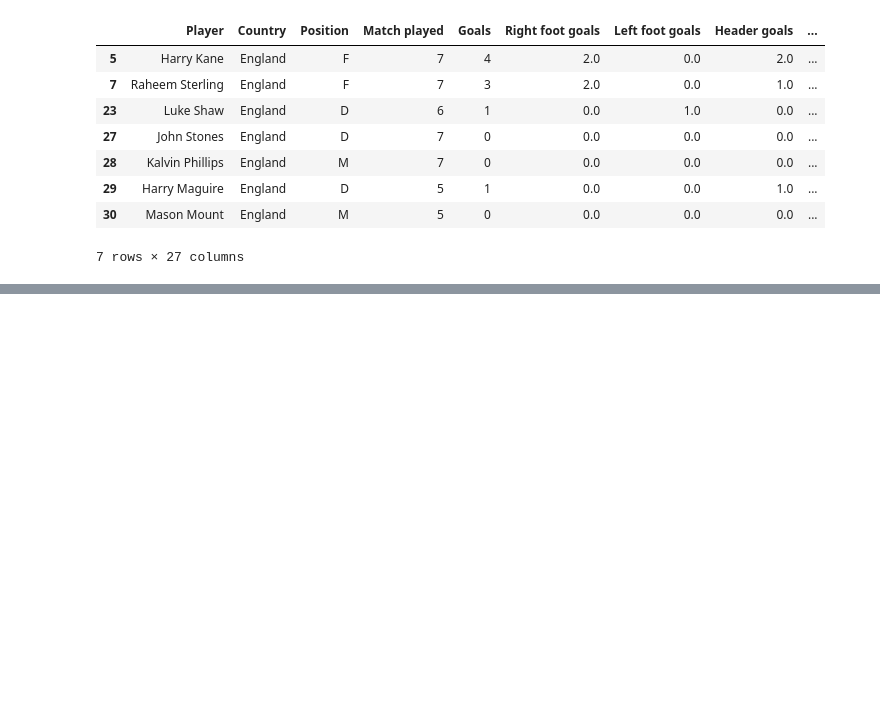
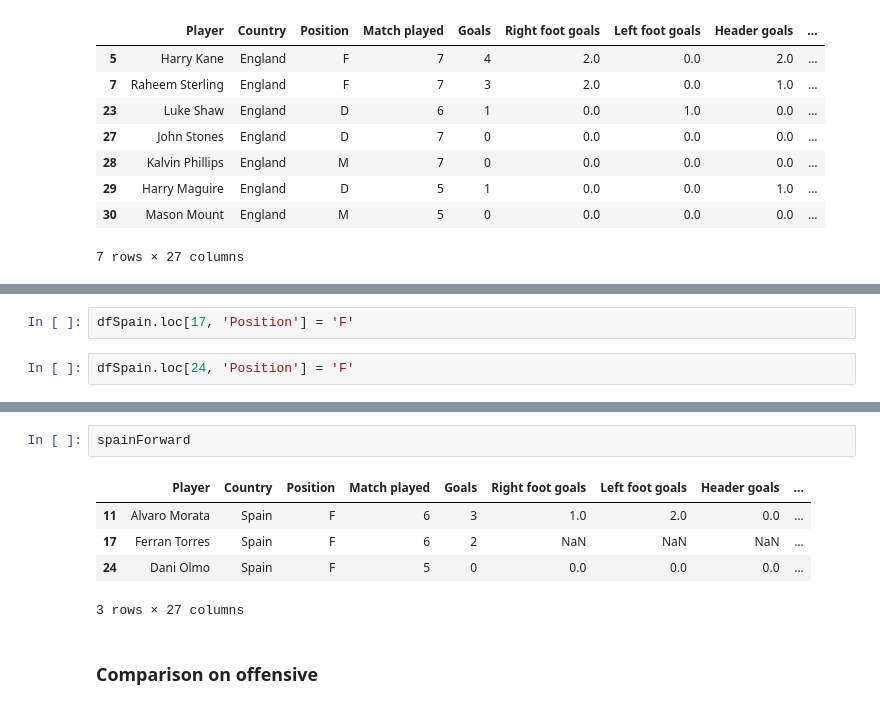
Before and after one commit to zhaoshengEE/Euro_2020, a Jupyter notebook: src/EDA.ipynb, the cells around one changed output, grey strips where cells are left out. Saved outputs shown, nothing was run; the diff lists cells and outputs as text; blank space fills up the shorter version.

```diff
--- a/src/EDA.ipynb
+++ b/src/EDA.ipynb
@@ -108,0 +117,4 @@ dfEngland
+# %%
+dfSpain.loc[17, 'Position'] = 'F'
+# %%
+dfSpain.loc[24, 'Position'] = 'F'
@@ -108,0 +138,10 @@ dfEngland
+# %%
+spainForward
+# %% [output]
+|  | Player | Country | Position | Match played | Goals | Right foot goals | Left foot goals | Header goals | ... |
+| 11 | Alvaro Morata | Spain | F | 6 | 3 | 1.0 | 2.0 | 0.0 | ... |
+| 17 | Ferran Torres | Spain | F | 6 | 2 | NaN | NaN | NaN | ... |
+| 24 | Dani Olmo | Spain | F | 5 | 0 | 0.0 | 0.0 | 0.0 | ... |
+3 rows × 27 columns
+# %% [markdown]
+### Comparison on offensive
```
Also changed, not shown: parts of 65 cells of this notebook.
